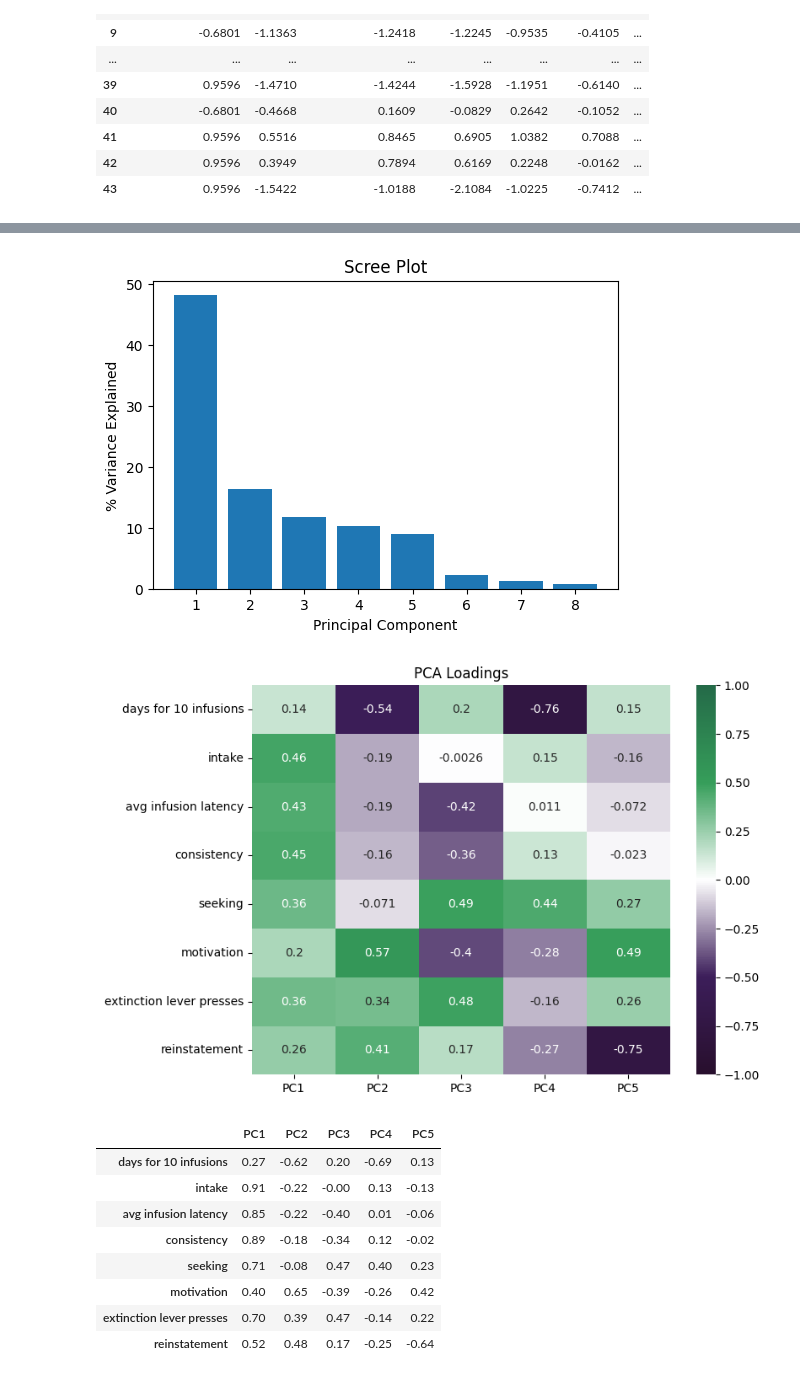
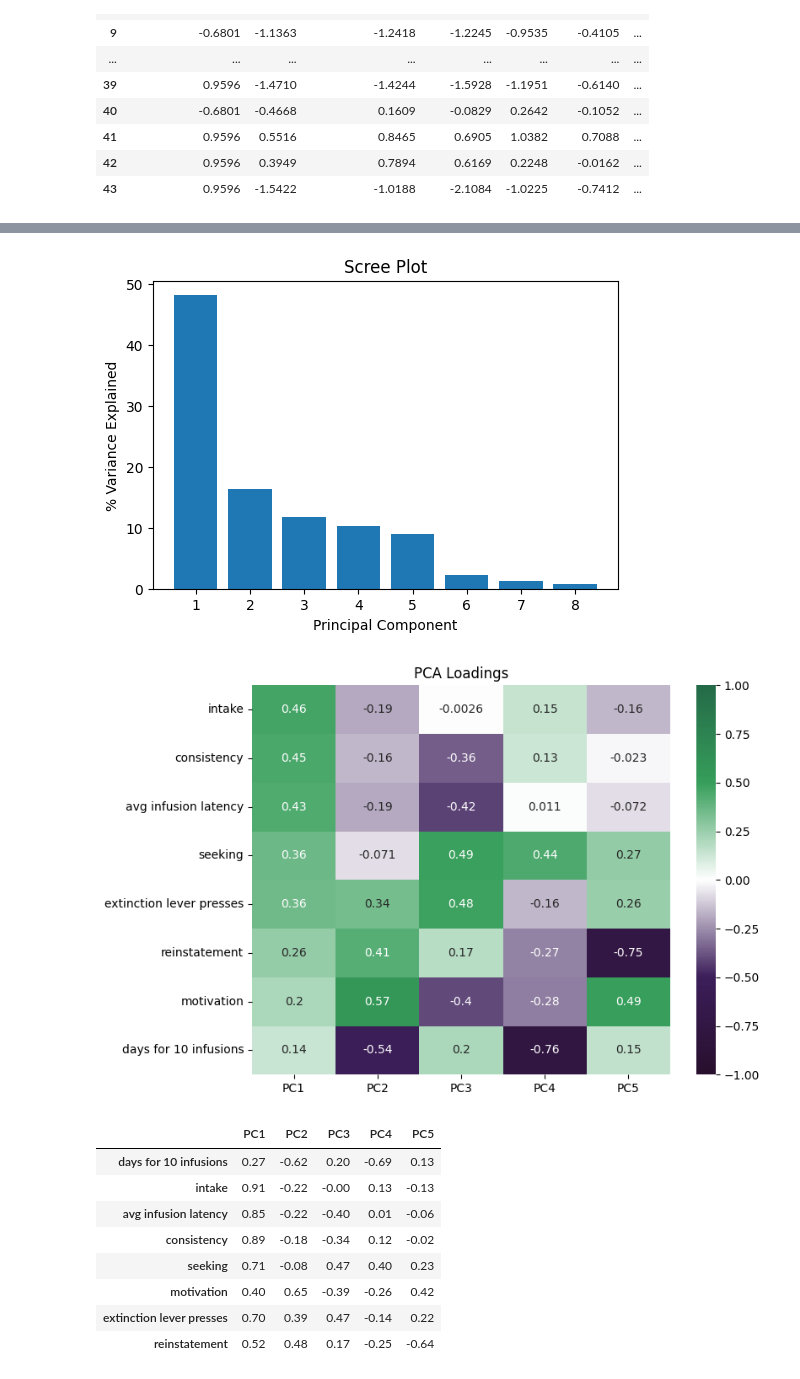
Before and after one commit to acwhitebirch/Whitebirch_python, a Jupyter notebook: pca.ipynb, the cells around one changed output, grey strips where cells are left out. Cells and saved outputs as stored; diff of their text form; code cells hidden in the pictures.

```diff
--- a/pca.ipynb
+++ b/pca.ipynb
@@ -22,7 +22,7 @@ from adjustText import adjust_text
 # %%
 # import the spreadsheet of z-scored behavioral metrics
 
-df = pd.read_excel(r"D:\ACW\behavior\analysis\excel\severity_classification_metrics_zscores_n44_09.16.26.xlsx")
+df = pd.read_excel(r"/Users/awhitebirch/Desktop/Ferguson_Lab/behavior/PCA/severity_classification_metrics_zscores_n44_09.16.26.xlsx")
 
 #display(df)
 
@@ -347,7 +347,7 @@ Intercept         2.666667
 C(sex)[T.male]    0.140625
 dtype: float64
 # %%
-
+save = False
 
 
 # Variance explained by each PC
@@ -414,8 +414,9 @@ plt.show()
 
 plt.figure(figsize=(8,6))
 
+
 sns.heatmap(
-    loadings.iloc[:,0:5],
+    loadings_sorted.iloc[:,0:5],
     annot=True,
     cmap=custom_cmap,
     center=0,
@@ -603,71 +604,95 @@ biplot(
 #######################
 # saving
 
-# PCA summary table
+if save:
 
-pca_summary.to_csv("pca_summary.csv", index=False)
+    # PCA summary table
 
-fig, ax = plt.subplots(figsize=(6,2))
-ax.axis('off')
+    pca_summary.to_csv("pca_summary.csv", index=False)
 
-table = ax.table(
-    cellText=pca_summary.round(3).values,
-    colLabels=pca_summary.columns,
-    cellLoc='center',
-    loc='center'
-)
+    fig, ax = plt.subplots(figsize=(6,2))
+    ax.axis('off')
 
-table.auto_set_font_size(False)
-table.set_fontsize(10)
-table.scale(1.2, 1.2)
+    table = ax.table(
+        cellText=pca_summary.round(3).values,
+        colLabels=pca_summary.columns,
+        cellLoc='center',
+        loc='center'
+    )
 
-plt.savefig("pca_summary.svg", format="svg", bbox_inches="tight")
-plt.close()
+    table.auto_set_font_size(False)
+    table.set_fontsize(10)
+    table.scale(1.2, 1.2)
+
+    plt.savefig("pca_summary.svg", format="svg", bbox_inches="tight")
+    plt.close()
 
 
-# correlation matrix
+    # correlation matrix
 
-plt.figure(figsize=(5,4))
+    plt.figure(figsize=(5,4))
 
-sns.heatmap(
-    metric_pc_corr_sorted,
-    annot=True,
-    cmap=custom_cmap,
-    center=0,
-    fmt=".2f"
-)
+    sns.heatmap(
+        metric_pc_corr_sorted,
+        annot=True,
+        cmap=custom_cmap,
+        center=0,
+        fmt=".2f"
+    )
 
-plt.title("Behavioral metrics vs PCA components")
+    plt.title("Behavioral metrics vs PCA components")
 
-plt.tight_layout()
+    plt.tight_layout()
 
-plt.savefig("pca_metric_pc_correlation.svg", format="svg", bbox_inches="tight")
-plt.close()
+    plt.savefig("pca_metric_pc_correlation.svg", format="svg", bbox_inches="tight")
+    plt.close()
+
+
+
+    # loadings
+
+    plt.figure(figsize=(5,4))
+
+    sns.heatmap(
+        loadings_sorted.iloc[:,0:5],
+        annot=True,
+        cmap=custom_cmap,
+        center=0,
+        vmin=-1,
+        vmax=1
+    )
+
+    plt.title("PCA Loadings")
+
+    plt.tight_layout()
+
+    plt.savefig("PCA_loadings.svg", format="svg", bbox_inches="tight")
+    plt.close()
 # %% [output]
 [0.48090736 0.16424541 0.11695567 0.10333585 0.09014474 0.02315083
  0.01340682 0.00785333]
 [0.48090736 0.64515277 0.76210844 0.86544429 0.95558903 0.97873985
  0.99214667 1.        ]
 |  | PC1 | PC2 | PC3 | PC4 | PC5 | PC6 | PC7 | PC8 |
 | intake | 0.463 | -0.194 | -0.003 | 0.148 | -0.159 | 0.464 | 0.639 | 0.278 |
 | consistency | 0.453 | -0.161 | -0.356 | 0.131 | -0.023 | -0.201 | 0.063 | -0.762 |
 | avg infusion latency | 0.435 | -0.188 | -0.416 | 0.011 | -0.072 | -0.380 | -0.364 | 0.566 |
 | seeking | 0.364 | -0.071 | 0.489 | 0.443 | 0.270 | 0.297 | -0.513 | -0.049 |
 | extinction lever presses | 0.358 | 0.337 | 0.481 | -0.158 | 0.257 | -0.567 | 0.331 | 0.059 |
 | reinstatement | 0.263 | 0.415 | 0.172 | -0.275 | -0.751 | 0.140 | -0.249 | -0.093 |
 | motivation | 0.204 | 0.566 | -0.399 | -0.284 | 0.492 | 0.386 | -0.077 | 0.016 |
 | days for 10 infusions | 0.140 | -0.538 | 0.203 | -0.764 | 0.155 | 0.146 | -0.119 | -0.082 |
 |  | PC | eigenvalue | % variance | cumulative % |
 | 0 | PC1 | 3.847 | 48.091 | 48.091 |
 | 1 | PC2 | 1.314 | 16.425 | 64.515 |
 | 2 | PC3 | 0.936 | 11.696 | 76.211 |
 | 3 | PC4 | 0.827 | 10.334 | 86.544 |
 | 4 | PC5 | 0.721 | 9.014 | 95.559 |
 | 5 | PC6 | 0.185 | 2.315 | 97.874 |
 | 6 | PC7 | 0.107 | 1.341 | 99.215 |
 | 7 | PC8 | 0.063 | 0.785 | 100.000 |
 [figure]
-[figure, old version]
+[figure, new version]
 |  | PC1 | PC2 | PC3 | PC4 | PC5 |
 | days for 10 infusions | 0.27 | -0.62 | 0.20 | -0.69 | 0.13 |
 | intake | 0.91 | -0.22 | -0.00 | 0.13 | -0.13 |
```
Also changed, not shown: parts of 2 cells of this notebook.
